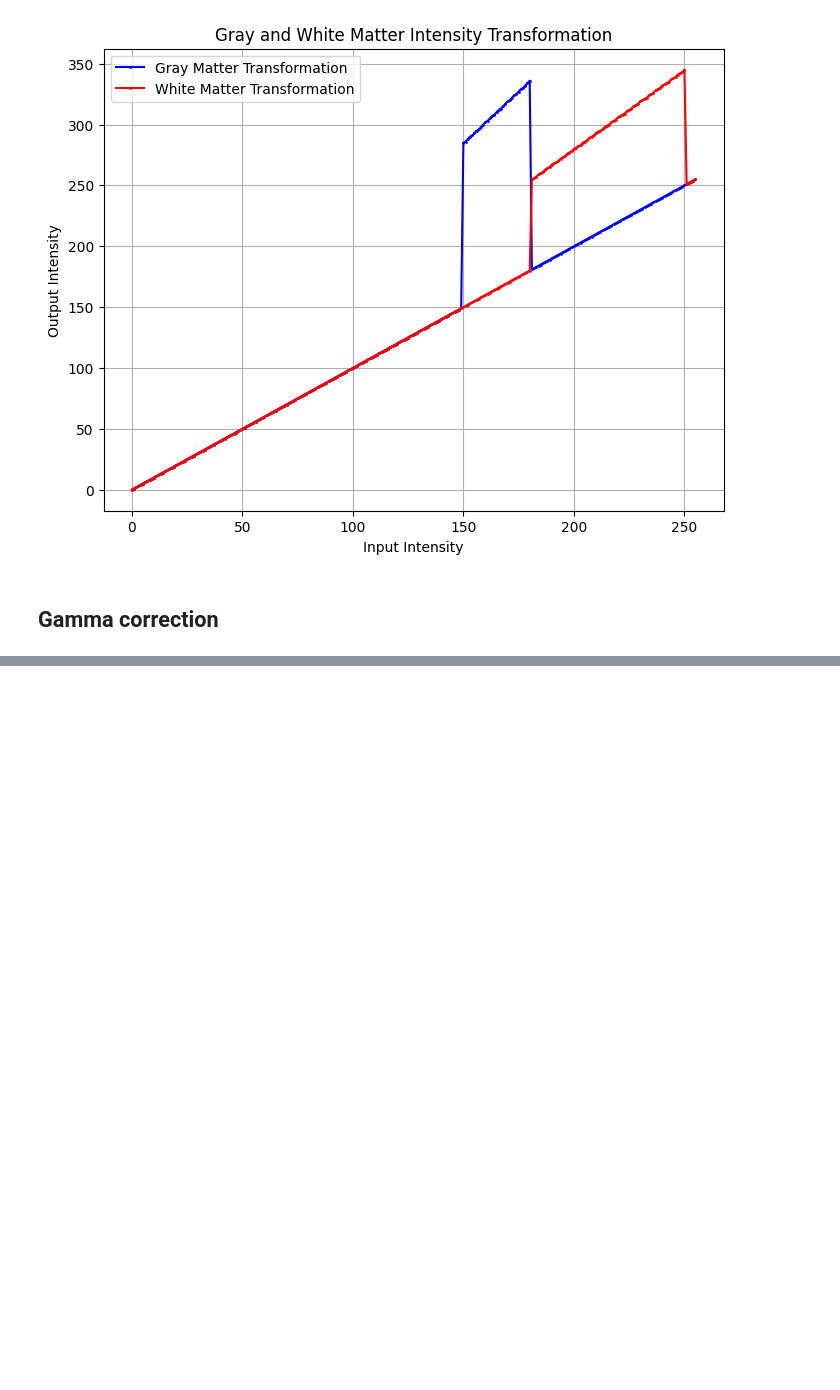
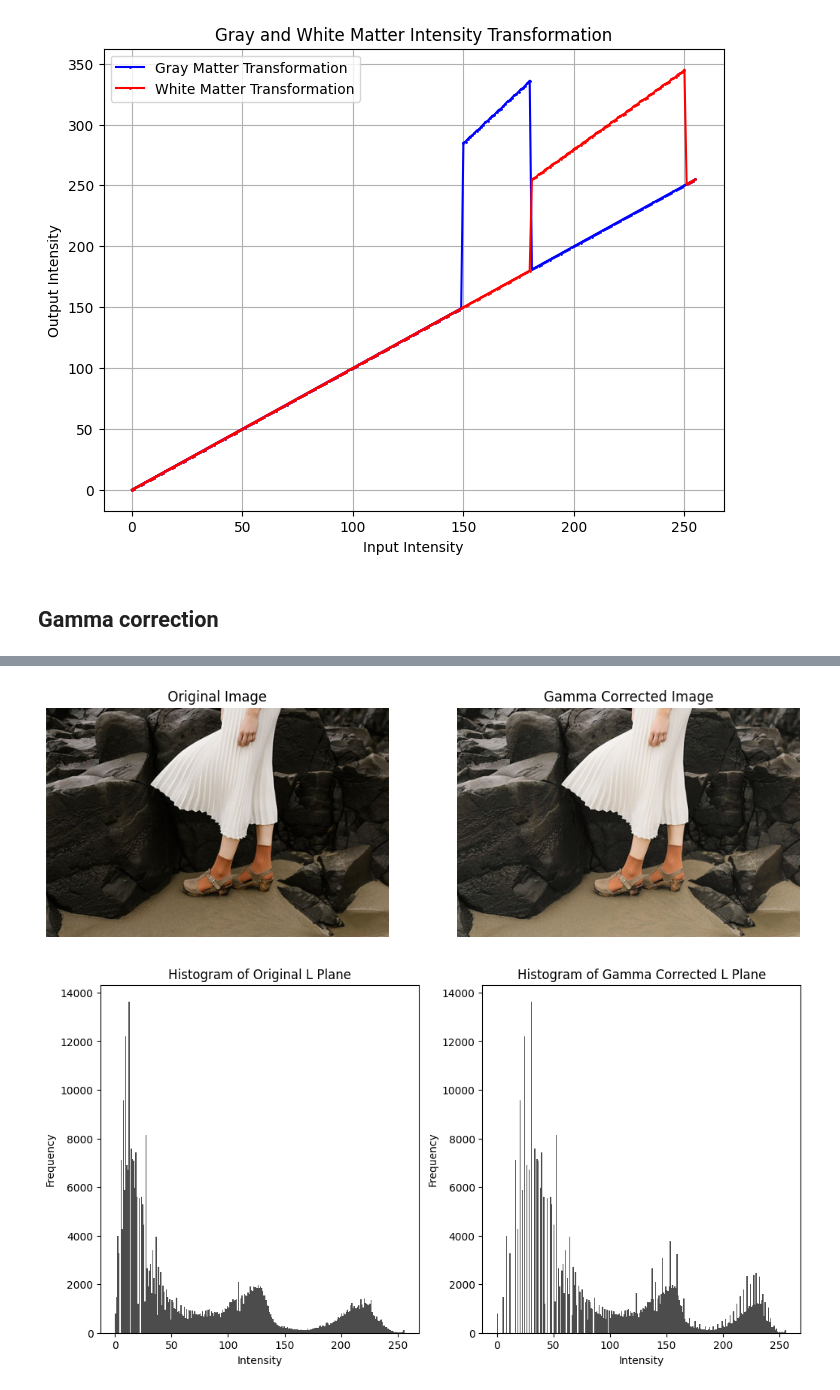
Before and after one commit to eshansurendra/EN3160_Assignment_01, a Jupyter notebook: Assignmnet_1.ipynb, the cells around one changed output, grey strips where cells are left out. Cells and saved outputs as stored; diff of their text form; code cells hidden in the pictures; blank space fills up the shorter version.

```diff
--- a/Assignmnet_1.ipynb
+++ b/Assignmnet_1.ipynb
@@ -172,0 +230,57 @@ plt.show()
+# %%
+# Load the image
+image_path = 'a1images\highlights_and_shadows.jpg'
+image = cv2.imread(image_path)
+
+# Convert the image from BGR to Lab color space
+lab_image = cv2.cvtColor(image, cv2.COLOR_BGR2Lab)
+
+# Split the Lab image into L, a, b channels
+L, a, b = cv2.split(lab_image)
+
+# Apply gamma correction to the L channel
+gamma = 0.7
+L_corrected = np.array(255 * (L / 255) ** gamma, dtype='uint8')
+
+# Merge the corrected L channel back with a and b
+lab_corrected = cv2.merge([L_corrected, a, b])
+
+# Convert the Lab image back to BGR color space
+image_corrected = cv2.cvtColor(lab_corrected, cv2.COLOR_Lab2BGR)
+
+# Display the original and corrected images
+plt.figure(figsize=(12, 6))
+
+plt.subplot(1, 2, 1)
+plt.imshow(cv2.cvtColor(image, cv2.COLOR_BGR2RGB))
+plt.title('Original Image')
+plt.axis('off')
+
+plt.subplot(1, 2, 2)
+plt.imshow(cv2.cvtColor(image_corrected, cv2.COLOR_BGR2RGB))
+plt.title('Gamma Corrected Image')
+plt.axis('off')
+
+plt.show()
+
+# Show the histograms of the original and corrected L planes
+plt.figure(figsize=(12, 6))
+
+# Histogram of original L plane
+plt.subplot(1, 2, 1)
+plt.hist(L.ravel(), bins=256, range=(0, 256), color='black', alpha=0.7)
+plt.title('Histogram of Original L Plane')
+plt.xlabel('Intensity')
+plt.ylabel('Frequency')
+
+# Histogram of corrected L plane
+plt.subplot(1, 2, 2)
+plt.hist(L_corrected.ravel(), bins=256, range=(0, 256), color='black', alpha=0.7)
+plt.title('Histogram of Gamma Corrected L Plane')
+plt.xlabel('Intensity')
+plt.ylabel('Frequency')
+
+plt.show()
+# %% [output]
+[figure, added]
+[figure, added]
```
Also changed, not shown: parts of 2 cells of this notebook.
